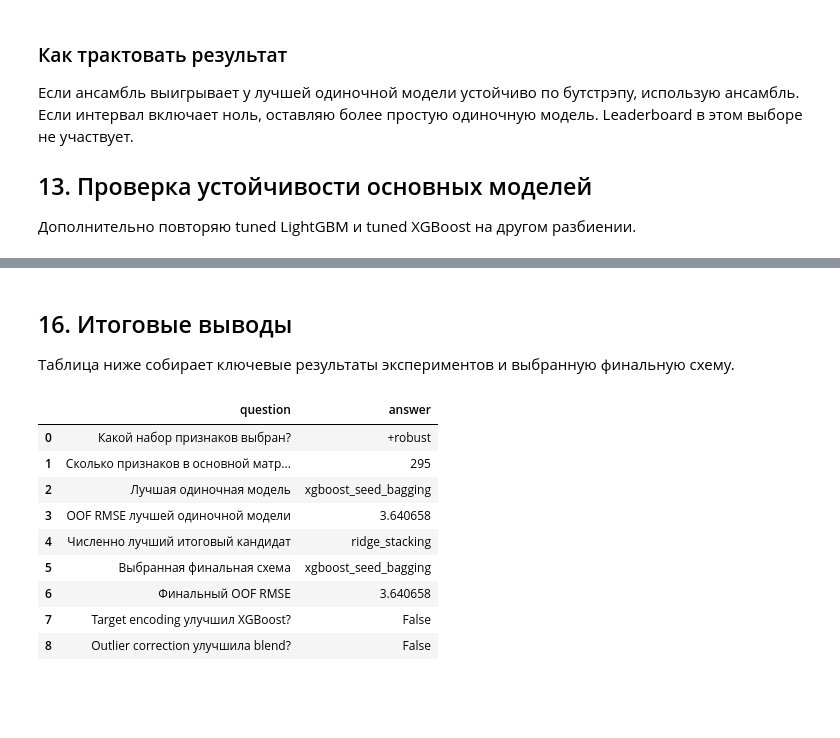
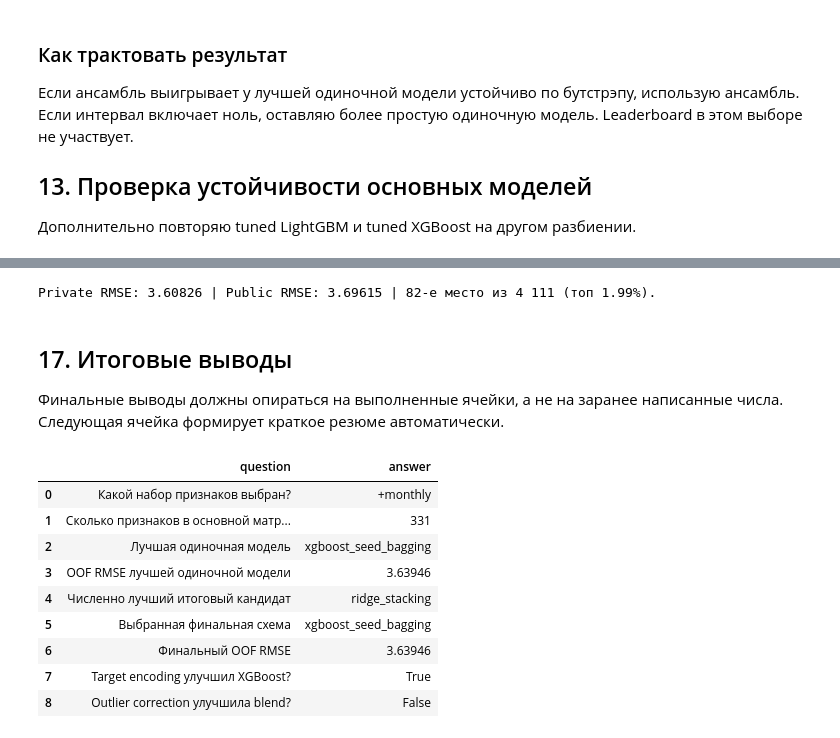
Before and after one commit to GriGkos/ml-projects, a Jupyter notebook: projects/03_kaggle_feature_ensemble/notebooks/solution.ipynb, the cells around one changed output, grey strips where cells are left out. Drawn from its saved outputs; the diff is of its cells as text; code cells hidden in the pictures; blank space fills up the shorter version.

Commit message:
Update Kaggle project result and documentation

```diff
--- a/projects/03_kaggle_feature_ensemble/notebooks/solution.ipynb
+++ b/projects/03_kaggle_feature_ensemble/notebooks/solution.ipynb
@@ -2524,7 +2865,9 @@ def run_optuna_search(
     n_trials,
     direction,
 ):
-    optuna.logging.set_verbosity(optuna.logging.WARNING)
+    optuna.logging.set_verbosity(
+        optuna.logging.WARNING
+    )
 
     study = optuna.create_study(
         study_name=study_name,
@@ -2539,13 +2882,24 @@ def run_optuna_search(
         ),
     )
 
+    def report_trial(study, trial):
+        if trial.value is None:
+            return
+
+        print(
+            f"{study_name}: trial {trial.number + 1}/{n_trials}, "
+            f"value={trial.value:.6f}, "
+            f"best={study.best_value:.6f}"
+        )
+
     start_time = time.perf_counter()
     study.optimize(
         objective,
         n_trials=n_trials,
         n_jobs=1,
+        callbacks=[report_trial],
         gc_after_trial=True,
-        show_progress_bar=False,
+        show_progress_bar=True,
     )
     runtime_seconds = time.perf_counter() - start_time
 
@@ -2557,9 +2911,14 @@ def run_optuna_search(
         "runtime_seconds": float(runtime_seconds),
         "main_feature_set": MAIN_FEATURE_SET,
         "feature_count": X_main.shape[1],
+        "device": "GPU",
     }
 
-    return study.best_params, study.trials_dataframe(), metadata
+    return (
+        study.best_params,
+        study.trials_dataframe(),
+        metadata,
+    )
 # %% [markdown]
 ### 8.1. LightGBM: baseline → Optuna → основная CV
 
@@ -5177,7 +5531,31 @@ print("Файл сохранён:", submission_path)
+# %%
+from IPython.display import Image, display as ipy_display
+
+KAGGLE_RESULT = {
+    "submission_file": "submission_xgboost_seed_bagging.csv",
+    "public_score": 3.69615,
+    "private_score": 3.60826,
+    "leaderboard_place": 82,
+    "leaderboard_percent": 1.99,
+}
+
+print(
+    "Private RMSE: 3.60826 | Public RMSE: 3.69615 | "
+    "82-е место из 4 111 (топ 1.99%)."
+)
+
+screenshot_path = REPORTS_DIR / "kaggle_submission.png"
+if screenshot_path.exists():
+    ipy_display(Image(filename=str(screenshot_path)))
+else:
+    print("Скриншот результата: reports/kaggle_submission.png")
+# %% [output]
+Private RMSE: 3.60826 | Public RMSE: 3.69615 | 82-е место из 4 111 (топ 1.99%).
 # %% [markdown]
-## 16. Итоговые выводы
+## 17. Итоговые выводы
 
-Таблица ниже собирает ключевые результаты экспериментов и выбранную финальную схему.
+Финальные выводы должны опираться на выполненные ячейки, а не на заранее написанные числа.
+Следующая ячейка формирует краткое резюме автоматически.
 # %%
 best_ablation_row = (
     ablation_table
@@ -5187,11 +5565,11 @@ best_ablation_row = (
 
 summary_rows = [
     {
-        "question": "Какой набор признаков выбран?",
+        "question": "Какой набор признаков выбран-",
         "answer": MAIN_FEATURE_SET,
     },
     {
-        "question": "Сколько признаков в основной матрице?",
+        "question": "Сколько признаков в основной матрице-",
         "answer": X_main.shape[1],
     },
     {
@@ -5201,41 +5579,41 @@ summary_rows = [
     {
         "question": "OOF RMSE лучшей одиночной модели",
         "answer": single_model_table.iloc[0]["OOF_RMSE"],
     },
     {
         "question": "Численно лучший итоговый кандидат",
         "answer": NUMERICAL_BEST_MODEL_NAME,
     },
     {
         "question": "Выбранная финальная схема",
         "answer": SELECTED_MODEL_NAME,
     },
     {
         "question": "Финальный OOF RMSE",
         "answer": selected_result["OOF_RMSE"],
     },
     {
-        "question": "Target encoding улучшил XGBoost?",
+        "question": "Target encoding улучшил XGBoost-",
         "answer": te_score < tuned_xgb["OOF_RMSE"],
     },
     {
-        "question": "Outlier correction улучшила blend?",
+        "question": "Outlier correction улучшила blend-",
         "answer": (
             corrected_result["OOF_RMSE"]
             < blend_result["OOF_RMSE"]
         ),
     },
 ]
 
 display(pd.DataFrame(summary_rows))
 # %% [output]
 |  | question | answer |
-| 0 | Какой набор признаков выбран? | +robust |
-| 1 | Сколько признаков в основной матр... | 295 |
+| 0 | Какой набор признаков выбран? | +monthly |
+| 1 | Сколько признаков в основной матр... | 331 |
 | 2 | Лучшая одиночная модель | xgboost_seed_bagging |
-| 3 | OOF RMSE лучшей одиночной модели | 3.640658 |
+| 3 | OOF RMSE лучшей одиночной модели | 3.63946 |
 | 4 | Численно лучший итоговый кандидат | ridge_stacking |
 | 5 | Выбранная финальная схема | xgboost_seed_bagging |
-| 6 | Финальный OOF RMSE | 3.640658 |
-| 7 | Target encoding улучшил XGBoost? | False |
+| 6 | Финальный OOF RMSE | 3.63946 |
+| 7 | Target encoding улучшил XGBoost? | True |
 | 8 | Outlier correction улучшила blend? | False |
```
Also changed, not shown: parts of 65 cells of this notebook, 4 other files.
